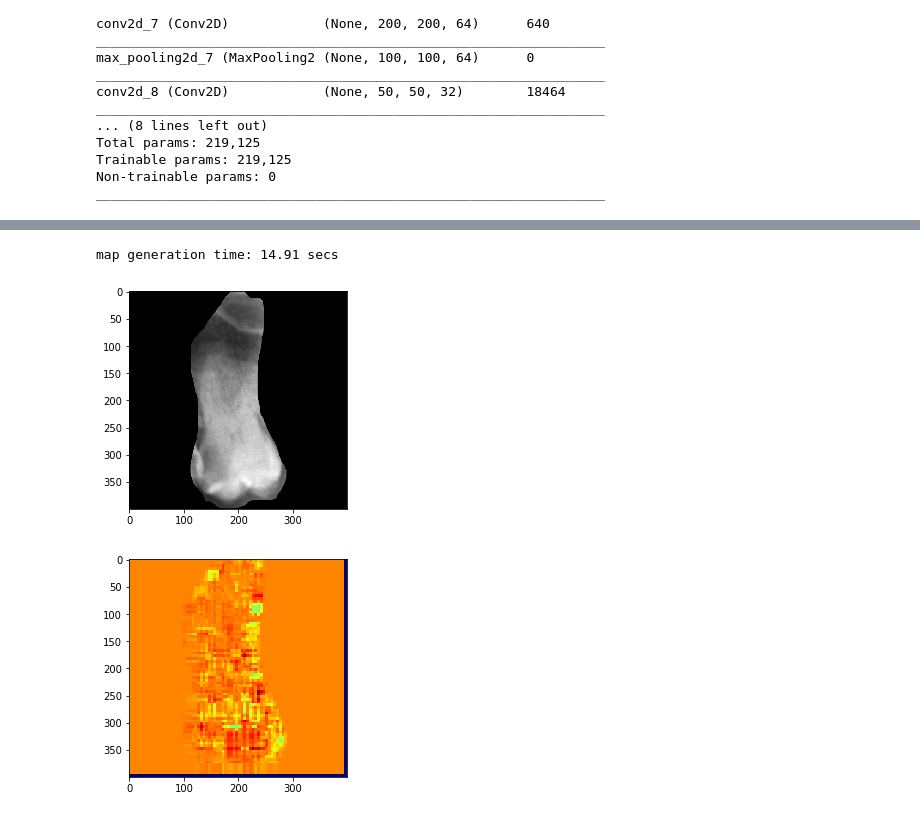
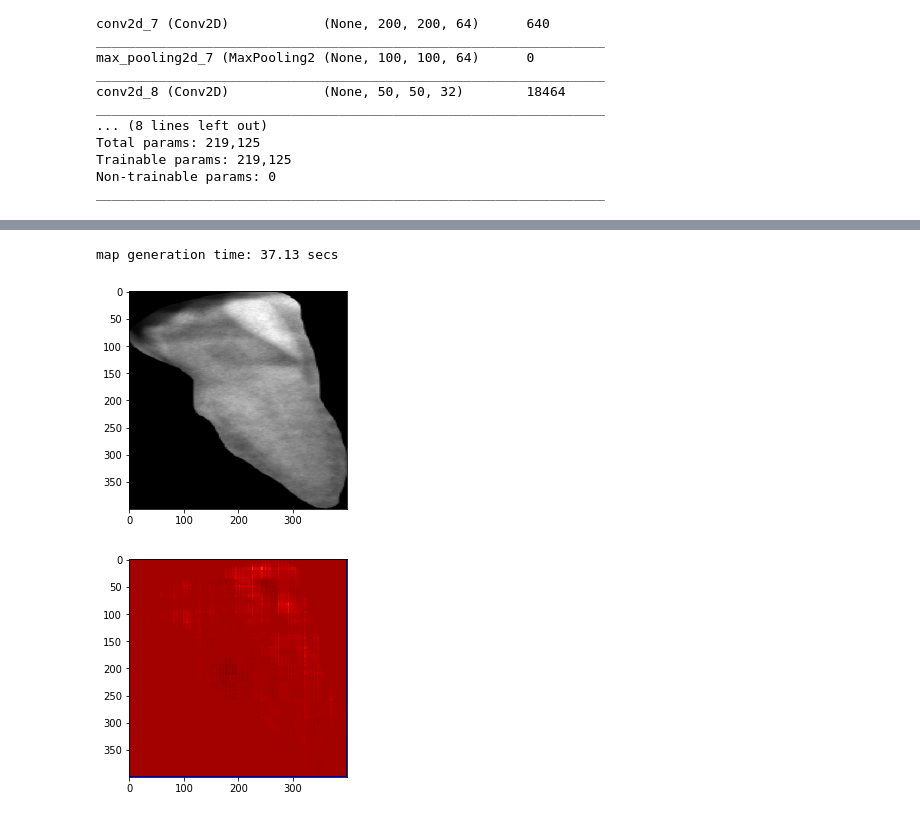
Before and after one commit to armiro/Dental-Caries-Classification, a Jupyter notebook: dental_caries_classification.ipynb, the cells around one changed output, grey strips where cells are left out. Drawn from its saved outputs; the diff is of its cells as text; code cells hidden in the pictures.

```diff
--- a/dental_caries_classification.ipynb
+++ b/dental_caries_classification.ipynb
@@ -187,22 +151,23 @@ test-set acc: 0.46236559139784944
 # %%
-img = X_test[-7]
-k_sz = 20
+img = X_test[10] / 255.
+k_sz = 3
 prob_map = np.zeros(shape=img.shape)
 t0 = time.time()
-for row_idx in range(0, img.shape[1]-k_sz, 5):
-  for col_idx in range(0, img.shape[0]-k_sz, 5):
+for row_idx in range(0, img.shape[1]-k_sz, k_sz):
+  for col_idx in range(0, img.shape[0]-k_sz, k_sz):
     masked = copy.deepcopy(x=img)
     masked[row_idx:row_idx+k_sz, col_idx:col_idx+k_sz] = 0
     prob = net.predict(x=masked.reshape(1, img.shape[0], img.shape[1], 1))
+    # print(prob)
     prob_map[row_idx:row_idx+k_sz, col_idx:col_idx+k_sz] = 1 - prob
 
 t1 = time.time()
 print('map generation time: %.2f secs' % (round(t1-t0, ndigits=2)))
 plt.imshow(img.squeeze(), cmap='gray')
 plt.show()
 plt.imshow(prob_map.squeeze(), cmap='jet')
 plt.show()
 # %% [output]
-map generation time: 14.91 secs
+map generation time: 37.13 secs
-[figure, old version]
+[figure, new version]
-[figure, old version]
+[figure, new version]
```
Also changed, not shown: parts of 5 cells of this notebook.
